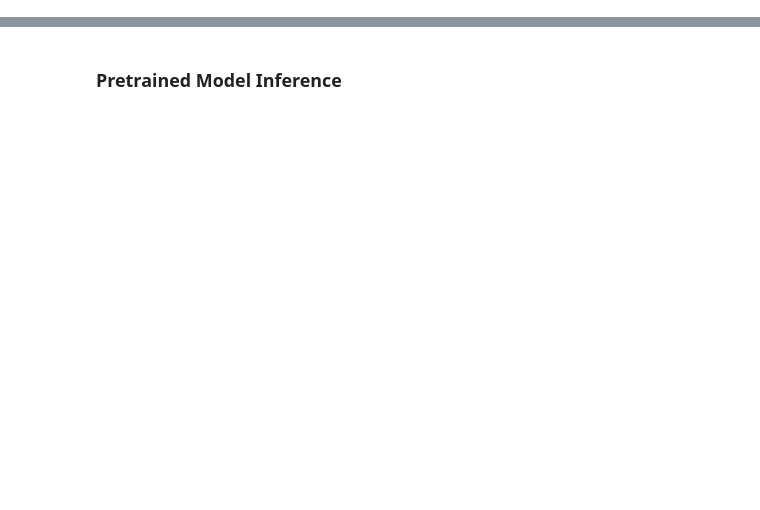
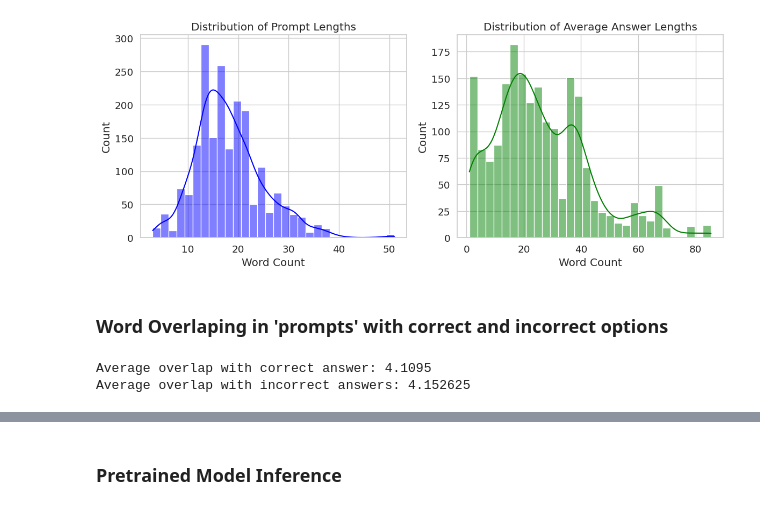
Before and after one commit to deeepak00/smart-mcq-solver-dlgenai-2026, a Jupyter notebook: DL-23f3004133-notebook-t22026.ipynb, the cells around one changed output, grey strips where cells are left out. Cells and saved outputs as stored; diff of their text form; code cells hidden in the pictures; blank space fills up the shorter version.

```diff
--- a/DL-23f3004133-notebook-t22026.ipynb
+++ b/DL-23f3004133-notebook-t22026.ipynb
@@ -50,0 +93,3 @@ import kagglehub
+# %%
+train = pd.read_csv('/kaggle/input/competitions/smart-mcq-solver-challenge/train.csv')
+test = pd.read_csv('/kaggle/input/competitions/smart-mcq-solver-challenge/test.csv')
@@ -50,0 +103,3 @@ import kagglehub
+# %%
+train_df = train.copy()
+test_df = test.copy()
@@ -50,0 +159,13 @@ import kagglehub
+# %%
+train_df['prompt_length'] = train_df['prompt'].apply(lambda x: len(str(x).split()))
+
+options = ['A', 'B', 'C', 'D', 'E']
+for opt in options:
+    train_df[f'option_{opt}_length'] = train_df[f'{opt}'].apply(lambda x: len(str(x).split()))
+
+train_df['avg_answer_length'] = train_df[[f'option_{opt}_length' for opt in options]].mean(axis=1)
+
+print("Prompt length statistics:")
+print(train_df['prompt_length'].describe())
+print("\nAnswer length statistics:")
+print(train_df['avg_answer_length'].describe())
@@ -50,0 +190,41 @@ import kagglehub
+# %%
+plt.figure(figsize=(12, 5))
+plt.subplot(1, 2, 1)
+sns.histplot(train_df['prompt_length'], bins=30, kde=True, color='blue')
+plt.title('Distribution of Prompt Lengths')
+plt.xlabel('Word Count')
+
+plt.subplot(1, 2, 2)
+sns.histplot(train_df['avg_answer_length'], bins=30, kde=True, color='green')
+plt.title('Distribution of Average Answer Lengths')
+plt.xlabel('Word Count')
+
+plt.tight_layout()
+plt.show()
+# %% [output]
+[figure, added]
+# %% [markdown]
+### Word Overlaping in 'prompts' with correct and incorrect options
+# %%
+def get_overlap(row, options):
+    p_words = set(str(row['prompt']).lower().split())
+    o_words = set(str(row[options]).lower().split())
+    return len(p_words.intersection(o_words))
+
+overlap_correct = []
+overlap_incorrect = []
+
+for idx, row in train_df.iterrows():
+    correct_option = row['answer']
+    correct_overlap = get_overlap(row, correct_option)
+    overlap_correct.append(correct_overlap)
+
+    incorrect_options = [opt for opt in options if opt != correct_option]
+    incorrect_overlaps = [get_overlap(row, opt) for opt in incorrect_options]
+    overlap_incorrect.append(np.mean(incorrect_overlaps))
+
+print("Average overlap with correct answer:", np.mean(overlap_correct))
+print("Average overlap with incorrect answers:", np.mean(overlap_incorrect))
+# %% [output]
+Average overlap with correct answer: 4.1095
+Average overlap with incorrect answers: 4.152625
```
Also changed, not shown: parts of 79 cells of this notebook.
